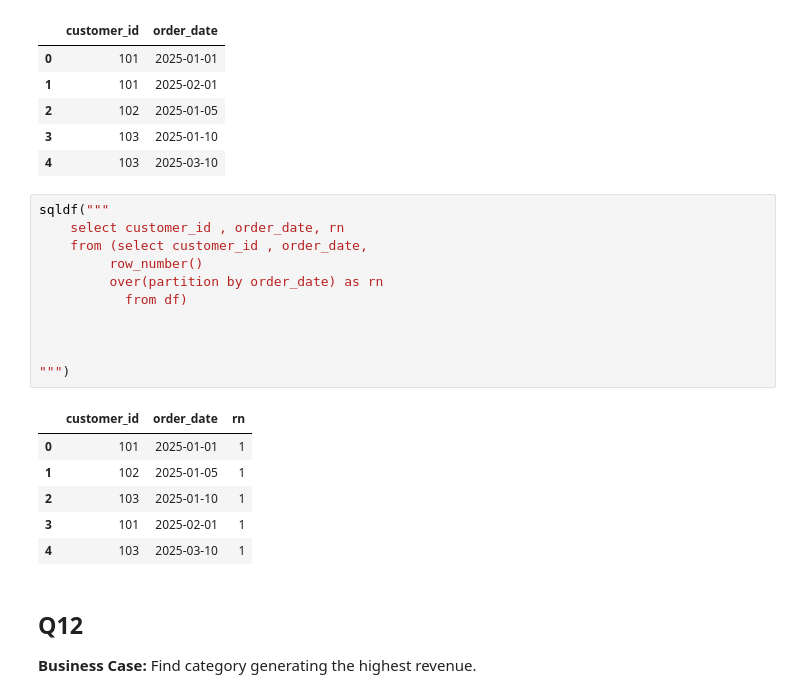
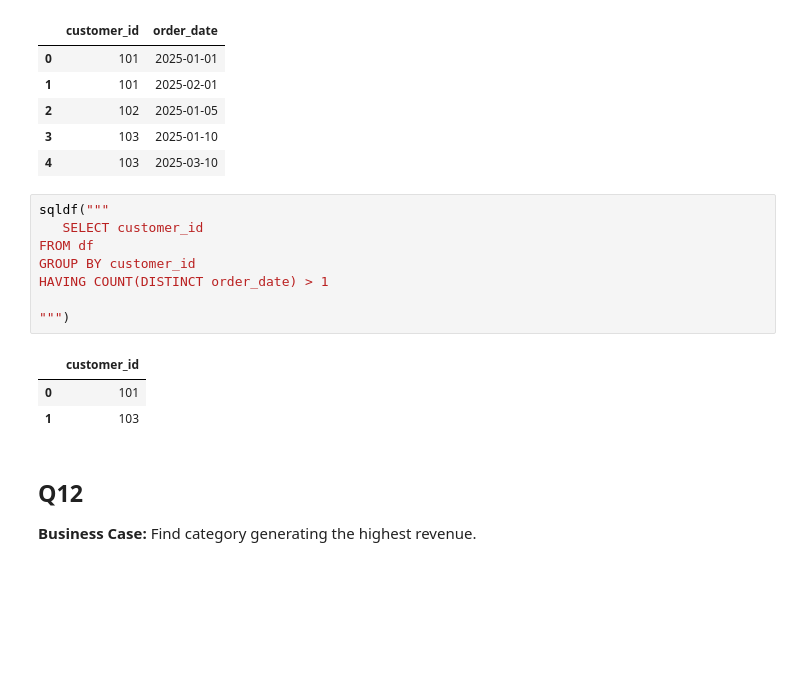
Before and after one commit to Daheemfarooqui/100daysof-sql, a Jupyter notebook: SQL_Practice_Day6_Business_Cases.ipynb, the cells around one changed output. Cells and saved outputs as stored; diff of their text form; blank space fills up the shorter version.

```diff
--- a/SQL_Practice_Day6_Business_Cases.ipynb
+++ b/SQL_Practice_Day6_Business_Cases.ipynb
@@ -325,22 +325,16 @@ df
 | 4 | 103 | 2025-03-10 |
 # %%
 sqldf("""
-    select customer_id , order_date, rn
-    from (select customer_id , order_date,
-         row_number()
-         over(partition by order_date) as rn
-           from df)
-
-
+   SELECT customer_id
+FROM df
+GROUP BY customer_id
+HAVING COUNT(DISTINCT order_date) > 1
 
 """)
 # %% [output]
-|  | customer_id | order_date | rn |
-| 0 | 101 | 2025-01-01 | 1 |
-| 1 | 102 | 2025-01-05 | 1 |
-| 2 | 103 | 2025-01-10 | 1 |
-| 3 | 101 | 2025-02-01 | 1 |
-| 4 | 103 | 2025-03-10 | 1 |
+|  | customer_id |
+| 0 | 101 |
+| 1 | 103 |
 # %% [markdown]
 ## Q12
 
```
Also changed, not shown: 1 other file.
